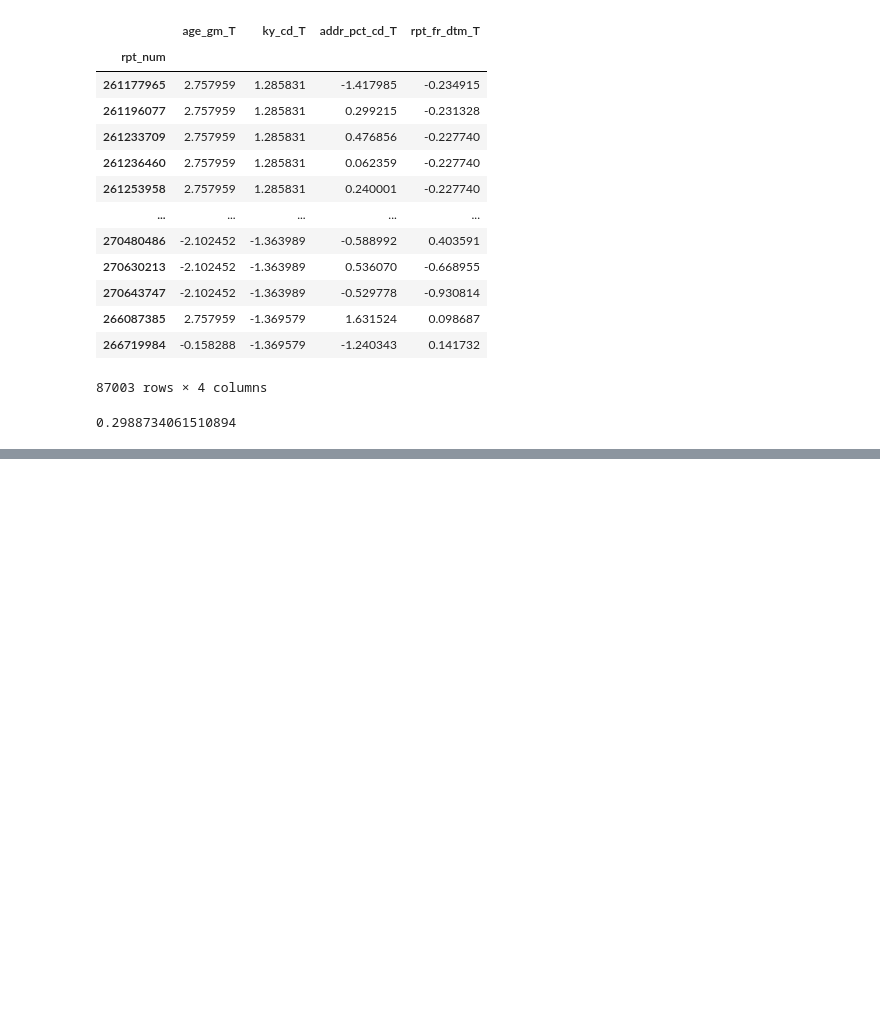
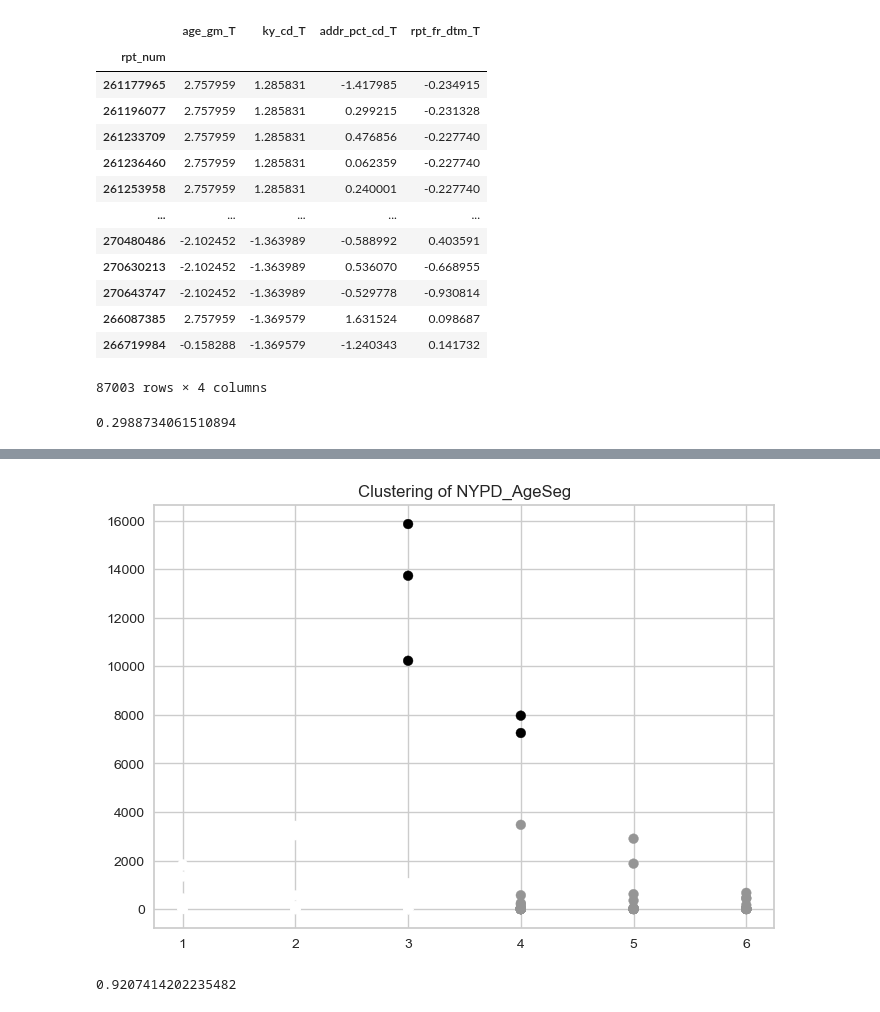
Before and after one commit to accoffin12/CrimeVictimAnalysis_Capstone, a Jupyter notebook: KMeans Clustering Models Developed for Predictive Modeling.ipynb, the cells around one changed output, grey strips where cells are left out. Drawn from its saved outputs; the diff is of its cells as text; code cells hidden in the pictures; blank space fills up the shorter version.

```diff
--- a/KMeans Clustering Models Developed for Predictive Modeling.ipynb
+++ b/KMeans Clustering Models Developed for Predictive Modeling.ipynb
@@ -622,0 +672,3 @@ visualizer.show()
+# %%
+NYPD_AgeSeg['kmeans_3'] = kmeans2.labels_
+NYPD_AgeSeg
@@ -622,0 +689,7 @@ visualizer.show()
+# %%
+# Creating a kmeans scatter:
+plt.scatter(x=NYPD_AgeSeg['age_gm'], y=NYPD_AgeSeg['vic_num'], c=NYPD_AgeSeg['kmeans_3'])
+plt.title("Clustering of NYPD_AgeSeg")
+plt.show()
+# %% [output]
+[figure, added]
@@ -622,0 +704,6 @@ visualizer.show()
+# %%
+# Sihouette score
+silhouette_score_average = silhouette_score(x, model3.predict(x))
+print(silhouette_score_average)
+# %% [output]
+0.9207414202235482
```
Also changed, not shown: parts of 13 cells of this notebook, 6 other files.
